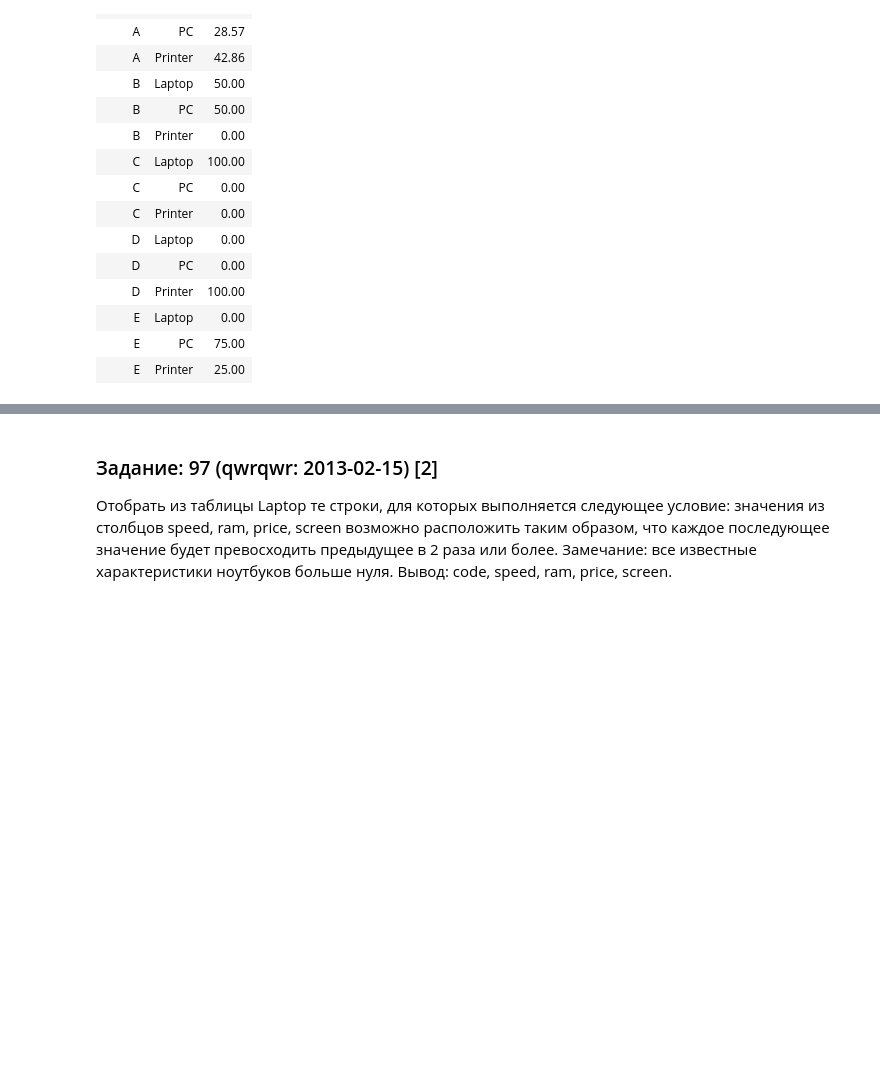
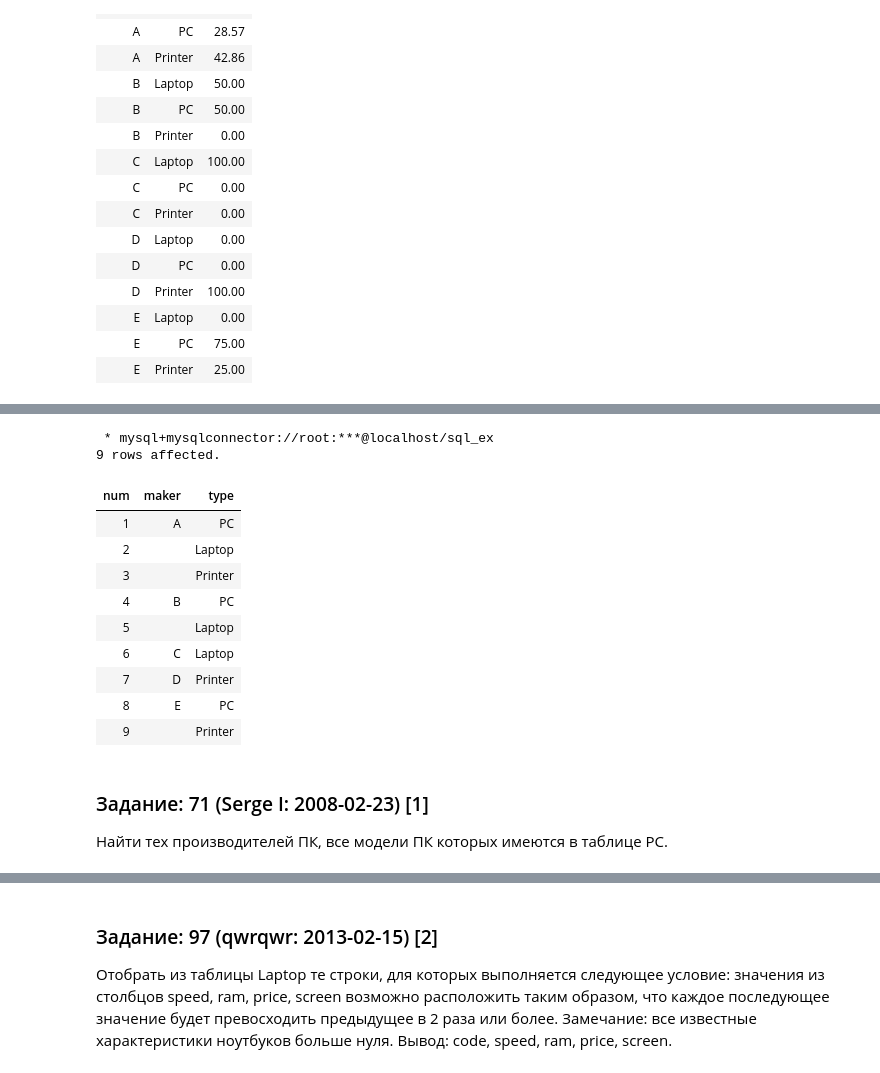
Before and after one commit to dided-s/sql-ex, a Jupyter notebook: select-training/computer-firm/tasks.ipynb, the cells around one changed output, grey strips where cells are left out. Saved outputs shown, nothing was run; the diff lists cells and outputs as text; code cells hidden in the pictures; blank space fills up the shorter version.

```diff
--- a/select-training/computer-firm/tasks.ipynb
+++ b/select-training/computer-firm/tasks.ipynb
@@ -696,0 +701,35 @@ SELECT all_makers_types.maker,
+# %%
+%%sql
+  WITH dense_number_table AS (
+           SELECT DISTINCT maker,
+                  type,
+                  DENSE_RANK() OVER (PARTITION BY maker
+                                         ORDER BY CASE
+                                         WHEN type = 'PC' THEN 1
+                                         WHEN type = 'Laptop' THEN 2
+                                         WHEN type = 'Printer' THEN 3
+                                         END) AS dense_num
+             FROM product)
+SELECT ROW_NUMBER() OVER (ORDER BY maker, dense_num) AS num,
+       CASE
+       WHEN dense_num = 1 THEN maker
+       ELSE ''
+       END AS maker,
+       type
+  FROM dense_number_table;
+# %% [output]
+ * mysql+mysqlconnector://root:***@localhost/sql_ex
+9 rows affected.
+| num | maker | type |
+| 1 | A | PC |
+| 2 |  | Laptop |
+| 3 |  | Printer |
+| 4 | B | PC |
+| 5 |  | Laptop |
+| 6 | C | Laptop |
+| 7 | D | Printer |
+| 8 | E | PC |
+| 9 |  | Printer |
+# %% [markdown]
+### Задание: 71 (Serge I: 2008-02-23) [1]
+Найти тех производителей ПК, все модели ПК которых имеются в таблице PC.
```
Also changed, not shown: parts of 8 cells of this notebook, 6 other files.
